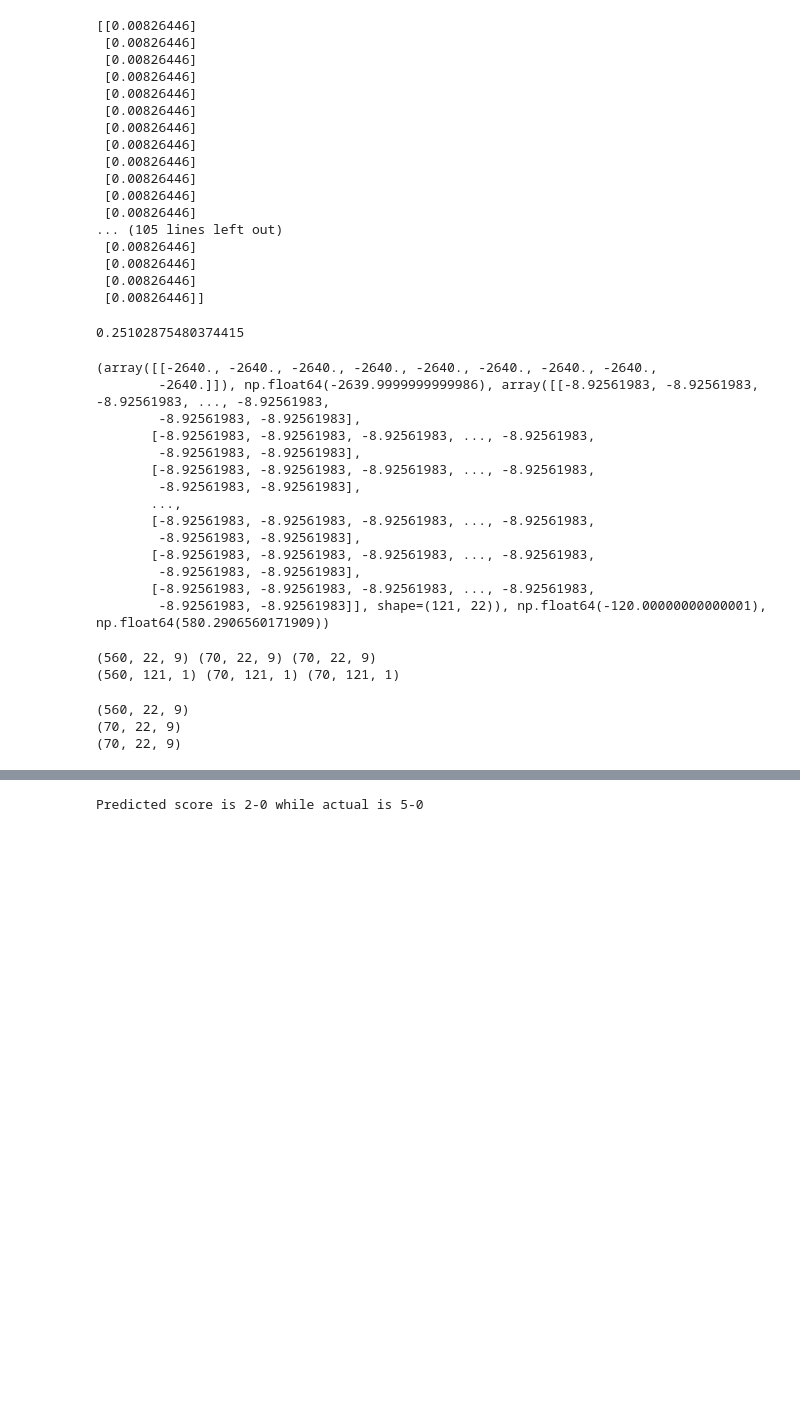
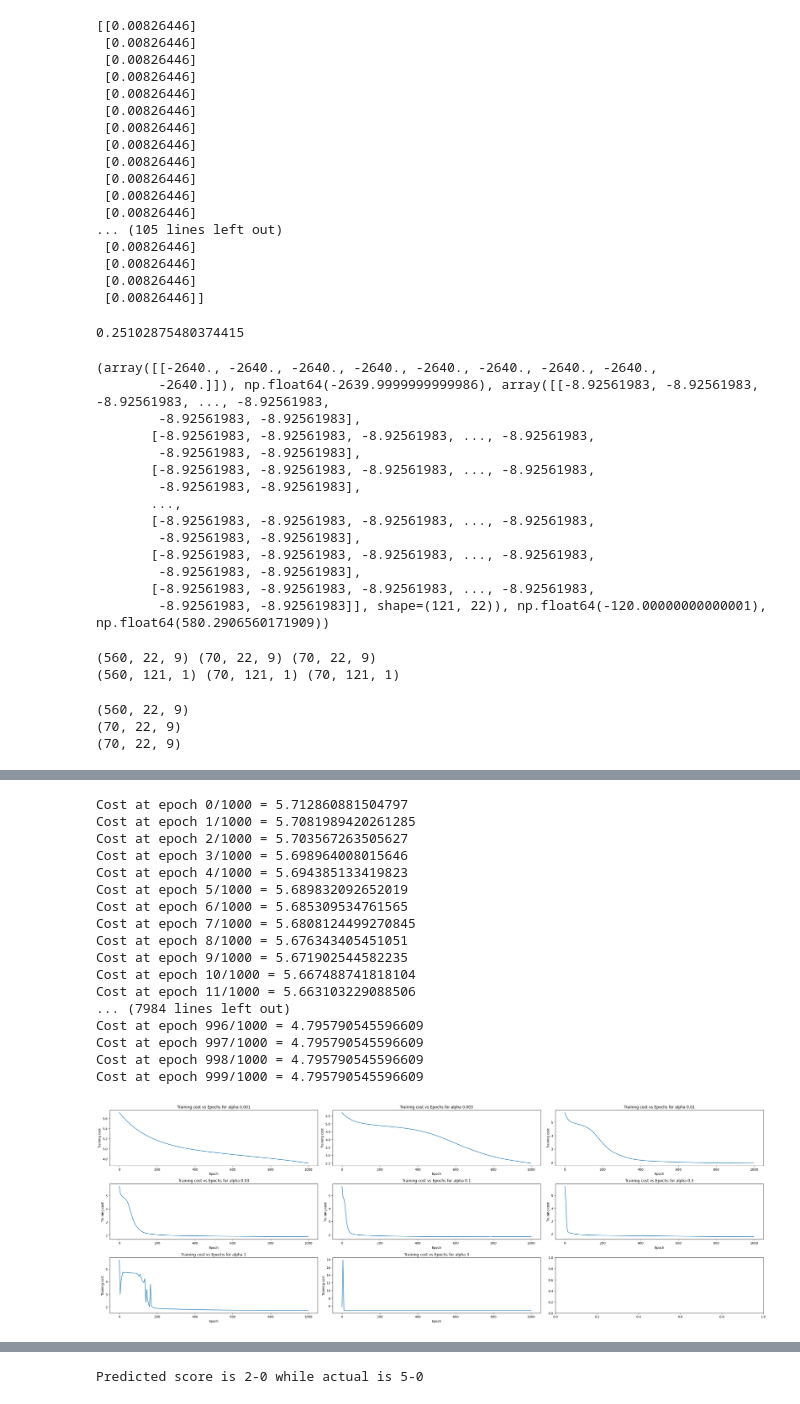
Before and after one commit to romannjoroge/AIEngineering, a Jupyter notebook: Projects/FIFACompetition/fifa_model.ipynb, the cells around one changed output, grey strips where cells are left out. Drawn from its saved outputs; the diff is of its cells as text; code cells hidden in the pictures; blank space fills up the shorter version.

Commit message:
feat: Finding best alpha and number of epochs

```diff
--- a/Projects/FIFACompetition/fifa_model.ipynb
+++ b/Projects/FIFACompetition/fifa_model.ipynb
@@ -258,7 +259,8 @@ def gradient_descent(
     b_t: float,
     Y: npt.NDArray,
     alpha: float,
-    num_iters: int
+    num_iters: int,
+    J_n: int = 10
 ):
     """
     This function will minimize the cost of the model using gradient descent and return found weights
@@ -272,14 +274,17 @@ def gradient_descent(
         Y (ndarray) - a (m, 2, 1) array with target outputs for model
         alpha (scalar) - learning rate
         num_iters (scalar) - number of times to run gradient descent
+        J_n (scalar) - interval to store training example
 
     Return:
         w_p (ndarray) - a (1, 9) array that minimizes cost
         b_p (scalar) - bias that minimized cost
         w_t (ndarray) - a (2, 22) array that minimizes cost
         b_t (scalar) - bias that minimizes cost
+        Js (list) - list of training costs and epoch at different iterations of training
     """
-    for i in range(num_iters):
+    Js = []
+    for epoch in range(num_iters):
         # Get derivatives
         (dw_p, db_p, dw_t, db_t, J) = calculate_gradients(
             X=X,
@@ -297,10 +302,14 @@ def gradient_descent(
         b_t = b_t - (alpha * db_t)
 
         # Print result
-        print(f"Cost at epoch {i}/{num_iters} = {J}")
+        print(f"Cost at epoch {epoch}/{num_iters} = {J}")
 
-    return (w_p, w_t, b_p, b_t)
+        if epoch % J_n == 0 or epoch == num_iters - 1:
+            Js.append((epoch, J))
+
+    return (w_p, w_t, b_p, b_t, Js)
 # %%
+# Confirm that gradient descent is working
 # Get initial weights
 w_t = np.random.rand(121, 22)
 w_p = np.random.rand(1, 9)
@@ -308,7 +317,7 @@ b_p = 0
 b_t = 0
 
 # Run gradient descent
-(new_w_p, new_w_t, new_b_p, new_bt) = gradient_descent(
+(new_w_p, new_w_t, new_b_p, new_bt, J_train_s) = gradient_descent(
     X=X_train_scaled,
     w_p=w_p,
     w_t=w_t,
@@ -338,0 +348,62 @@ Cost at epoch 99/100 = 3.6327989689216333
+# %%
+# Look for the best alpha value
+# Get initial weights
+w_t = np.random.rand(121, 22)
+w_p = np.random.rand(1, 9)
+b_p = 0
+b_t = 0
+
+# Alpha values to try
+alphas = [0.001, 0.003, 0.01, 0.03, 0.1, 0.3, 1, 3]
+
+fig, axs = plt.subplots(nrows=3, ncols=3, figsize=(30,10))
+print
+for i in range(len(alphas)):
+    # Run gradient descent for each value of alpha with the same initial weights
+    # Run gradient descent
+    alpha = alphas[i]
+    (_, _, _, _, J_train_s) = gradient_descent(
+        X=X_train_scaled,
+        w_p=w_p,
+        w_t=w_t,
+        b_p=b_p,
+        b_t=b_t,
+        Y=Y_train,
+        alpha=alpha,
+        num_iters=1000,
+        J_n=5
+    )
+
+    epochs = [x[0] for x in J_train_s]
+    Js = [y[1] for y in J_train_s]
+
+    row = math.floor(i / 3)
+    column = i % 3
+
+    axs[row][column].plot(epochs, Js)
+    axs[row][column].set_xlabel("Epoch")
+    axs[row][column].set_ylabel("Training cost")
+    axs[row][column].set_title(f"Training cost vs Epochs for alpha {alphas[i]}")
+
+
+plt.tight_layout()
+plt.show()
+# %% [output]
+Cost at epoch 0/1000 = 5.712860881504797
+Cost at epoch 1/1000 = 5.7081989420261285
+Cost at epoch 2/1000 = 5.703567263505627
+Cost at epoch 3/1000 = 5.698964008015646
+Cost at epoch 4/1000 = 5.694385133419823
+Cost at epoch 5/1000 = 5.689832092652019
+Cost at epoch 6/1000 = 5.685309534761565
+Cost at epoch 7/1000 = 5.6808124499270845
+Cost at epoch 8/1000 = 5.676343405451051
+Cost at epoch 9/1000 = 5.671902544582235
+Cost at epoch 10/1000 = 5.667488741818104
+Cost at epoch 11/1000 = 5.663103229088506
+... (7984 lines left out)
+Cost at epoch 996/1000 = 4.795790545596609
+Cost at epoch 997/1000 = 4.795790545596609
+Cost at epoch 998/1000 = 4.795790545596609
+Cost at epoch 999/1000 = 4.795790545596609
+[figure, added]
```
Also changed, not shown: parts of 17 cells of this notebook.
